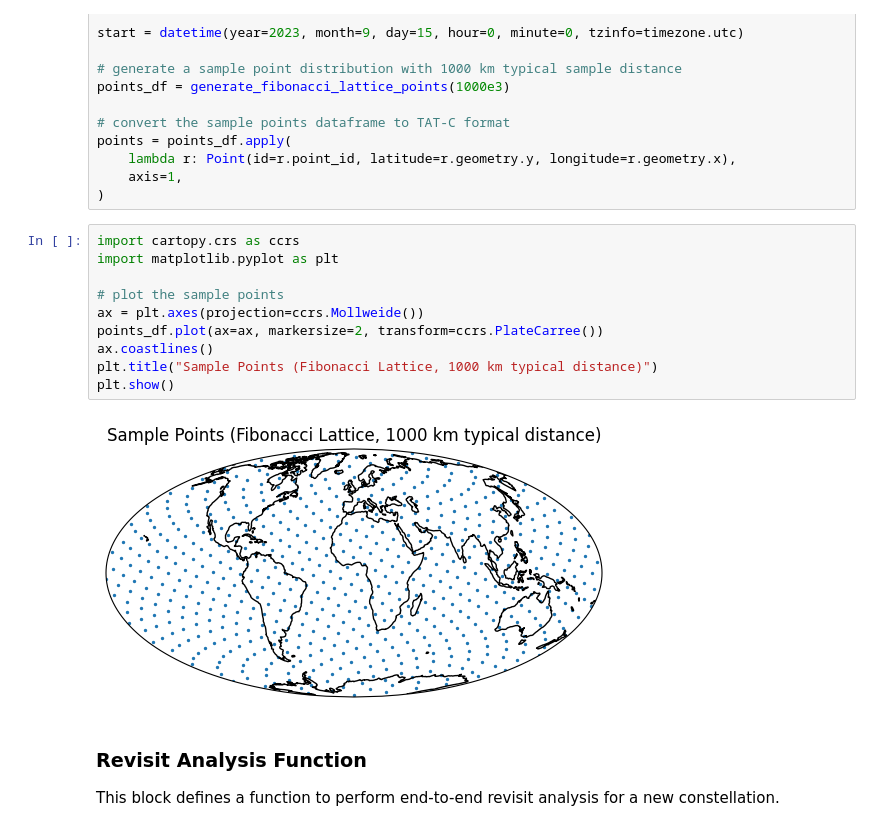
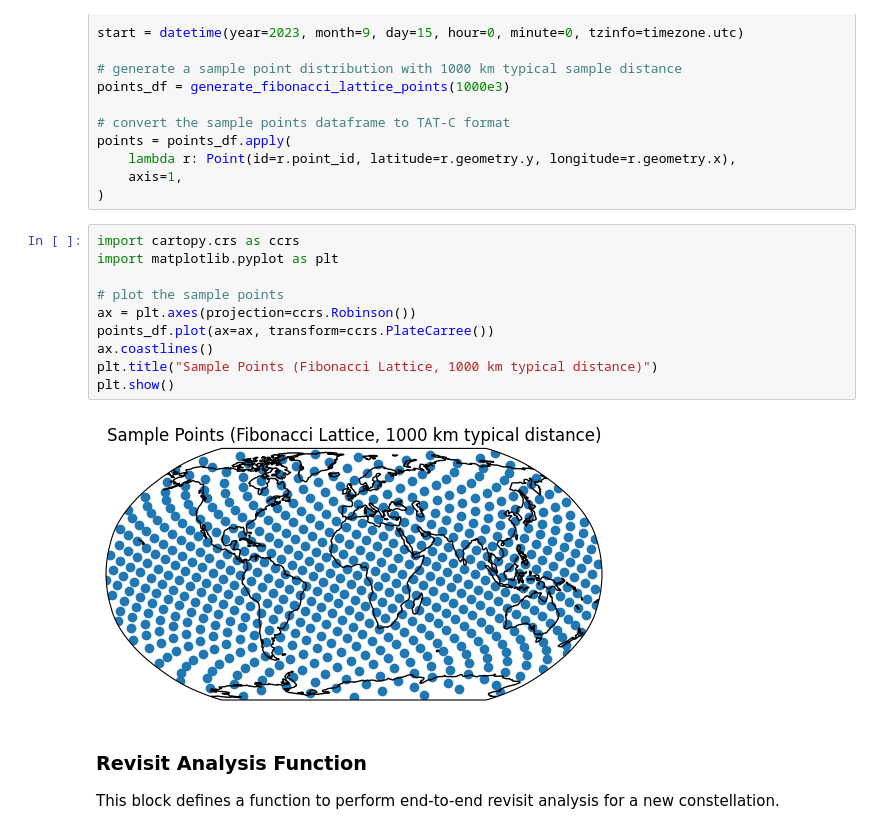
Before and after one commit to code-lab-org/tatc-aspen, a Jupyter notebook: TATC-SmallTradespace.ipynb, the cells around one changed output. Drawn from its saved outputs; the diff is of its cells as text.

```diff
--- a/TATC-SmallTradespace.ipynb
+++ b/TATC-SmallTradespace.ipynb
@@ -32,15 +32,15 @@ points = points_df.apply(
 # %%
 import cartopy.crs as ccrs
 import matplotlib.pyplot as plt
 
 # plot the sample points
-ax = plt.axes(projection=ccrs.Mollweide())
-points_df.plot(ax=ax, markersize=2, transform=ccrs.PlateCarree())
+ax = plt.axes(projection=ccrs.Robinson())
+points_df.plot(ax=ax, transform=ccrs.PlateCarree())
 ax.coastlines()
 plt.title("Sample Points (Fibonacci Lattice, 1000 km typical distance)")
 plt.show()
 # %% [output]
-[figure, old version]
+[figure, new version]
 # %% [markdown]
 ### Revisit Analysis Function
 
```
Also changed, not shown: parts of 4 cells of this notebook.
